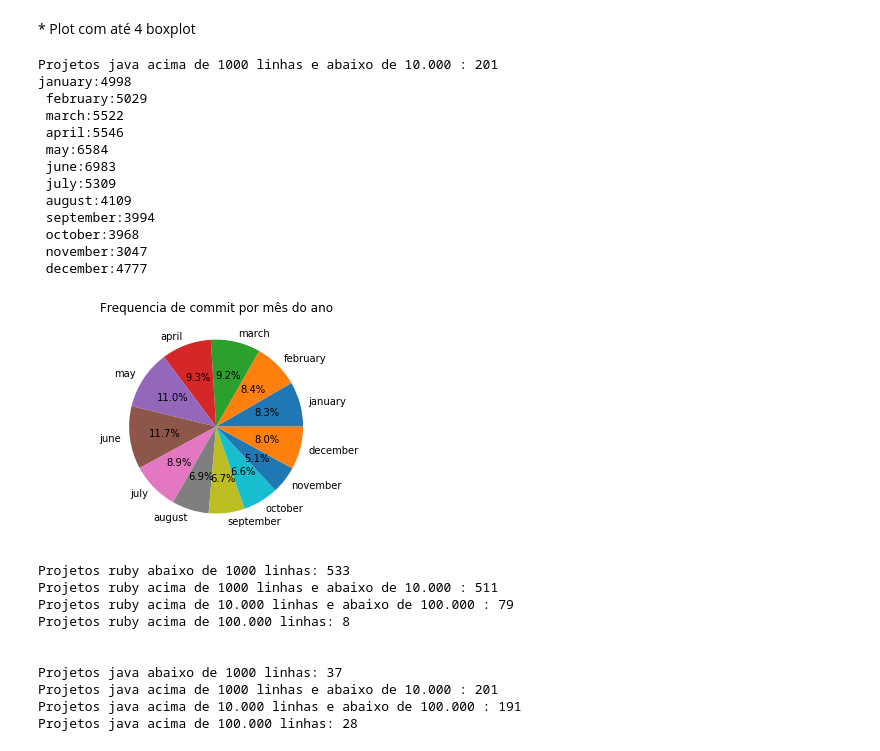
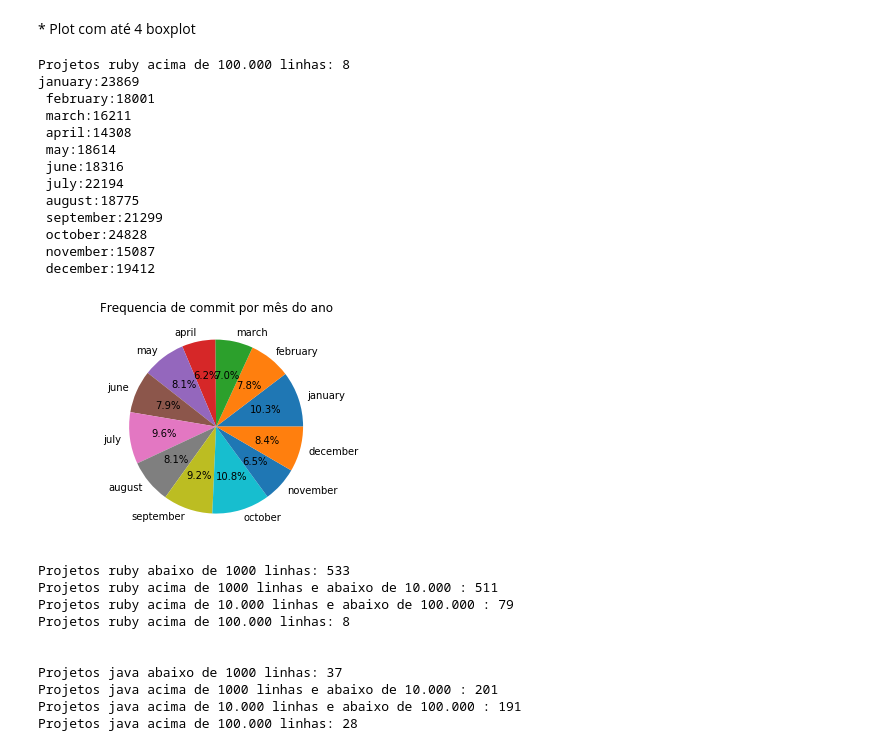
Before and after one commit to wagnernegrao/ci-analysis, a Jupyter notebook: ci_analysis.ipynb, the cells around one changed output. Saved outputs shown, nothing was run; the diff lists cells and outputs as text; code cells hidden in the pictures.

```diff
--- a/ci_analysis.ipynb
+++ b/ci_analysis.ipynb
@@ -293,25 +293,25 @@ def plot_graphic_month(january, february, march, april, may, june, july, august,
     plt.title("Frequencia de commit por mês do ano")
     plt.show()
 # %%
-dataframe = size_project('java', 2)
+dataframe = size_project('ruby', 4)
 
 january, february, march, april, may, june, july, august, september, october, november, december = month_frequency(dataframe)
 plot_graphic_month(january, february, march, april, may, june, july, august, september, october, november, december)
 # %% [output]
-Projetos java acima de 1000 linhas e abaixo de 10.000 : 201
-january:4998
- february:5029
- march:5522
- april:5546
- may:6584
- june:6983
- july:5309
- august:4109
- september:3994
- october:3968
- november:3047
- december:4777
+Projetos ruby acima de 100.000 linhas: 8
+january:23869
+ february:18001
+ march:16211
+ april:14308
+ may:18614
+ june:18316
+ july:22194
+ august:18775
+ september:21299
+ october:24828
+ november:15087
+ december:19412
-[figure, old version]
+[figure, new version]
 # %%
 language_name = ['java', 'ruby', 'javascript'] #Linguagens presentes
 
```
Also changed, not shown: parts of 4 cells of this notebook.
